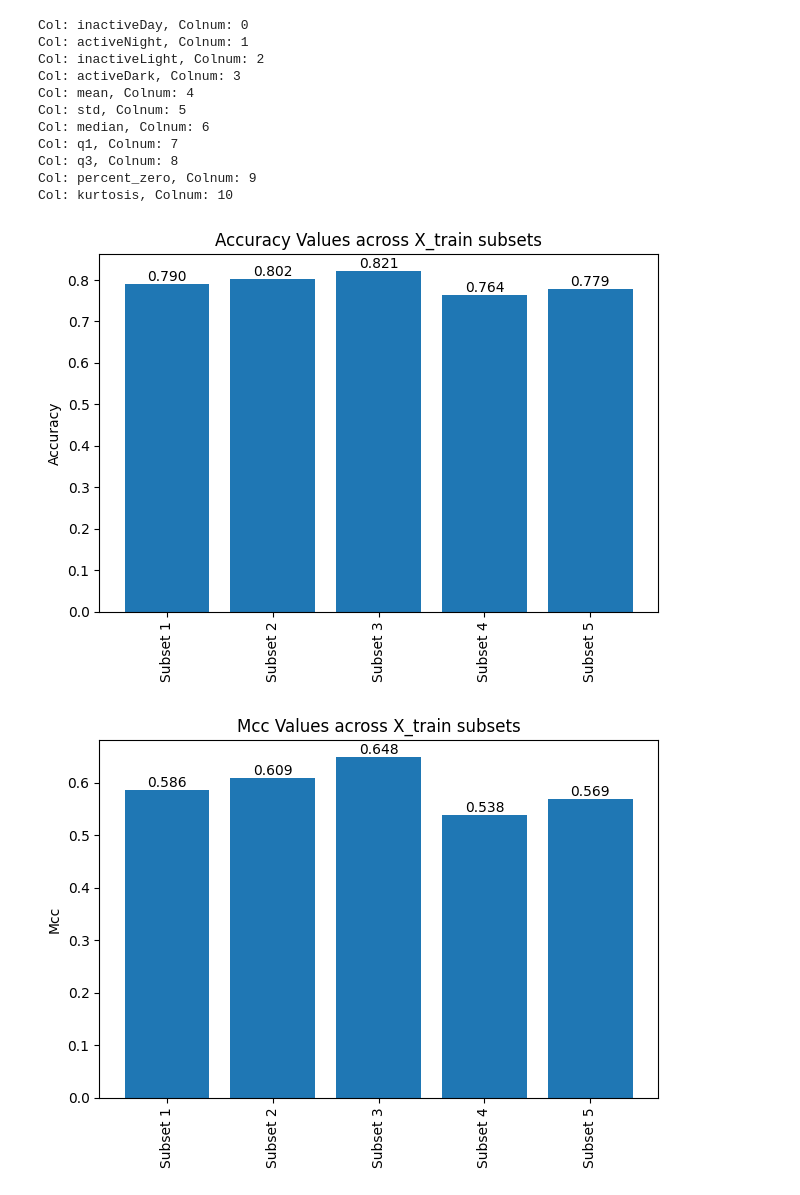
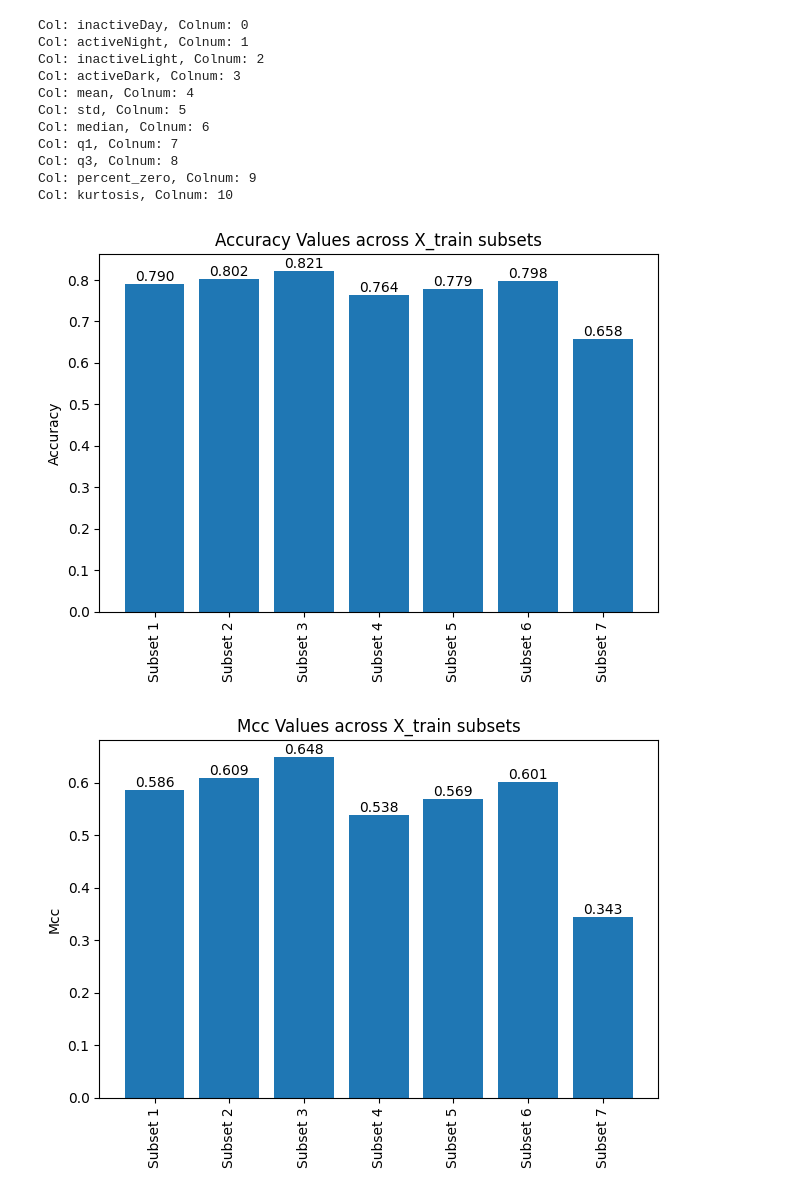
Before and after one commit to zoonalink/IGP-depresjon-MF, a Jupyter notebook: model/04a-male-reduced.ipynb, the cells around one changed output. Drawn from its saved outputs; the diff is of its cells as text; code cells hidden in the pictures.

Commit message:
updated reduced models

```diff
--- a/model/04a-male-reduced.ipynb
+++ b/model/04a-male-reduced.ipynb
@@ -45,31 +51,37 @@ Col: kurtosis, Colnum: 10
 # %%
 # QDA
 qda_col1 = [2,3,4]
 qda_col2 = [2,3,5]
 qda_col3 = [2,3,6]
 qda_col4 = [2,3,9]
 qda_col5 = [2,3,10]
+qda_col6 = [2,3]
+qda_col7 = [0,1]
 
-qda1 = keep_columns(male_X_train, qda_col1)
-qda2 = keep_columns(male_X_train, qda_col2)
-qda3 = keep_columns(male_X_train, qda_col3)
-qda4 = keep_columns(male_X_train, qda_col4)
-qda5 = keep_columns(male_X_train, qda_col5)
+qda1 = keep_columns(male_X_train_scaled, qda_col1)
+qda2 = keep_columns(male_X_train_scaled, qda_col2)
+qda3 = keep_columns(male_X_train_scaled, qda_col3)
+qda4 = keep_columns(male_X_train_scaled, qda_col4)
+qda5 = keep_columns(male_X_train_scaled, qda_col5)
+qda6 = keep_columns(male_X_train_scaled, qda_col6)
+qda7 = keep_columns(male_X_train_scaled, qda_col7)
 
 qda = [('QDA', QuadraticDiscriminantAnalysis())]
 
 qda1_male = evaluate_models(qda, qda1, male_y_train)
 qda2_male = evaluate_models(qda, qda2, male_y_train)
 qda3_male = evaluate_models(qda, qda3, male_y_train)
 qda4_male = evaluate_models(qda, qda4, male_y_train)
 qda5_male = evaluate_models(qda, qda5, male_y_train)
+qda6_male = evaluate_models(qda, qda6, male_y_train)
+qda7_male = evaluate_models(qda, qda7, male_y_train)
 
-qda_dict = [qda1_male, qda2_male, qda3_male, qda4_male, qda5_male]
+qda_dict = [qda1_male, qda2_male, qda3_male, qda4_male, qda5_male, qda6_male, qda7_male]
 plot_metric_dicts(qda_dict, "accuracy")
 plot_metric_dicts(qda_dict, "mcc")
 # %% [output]
-[figure, old version]
+[figure, new version]
-[figure, old version]
+[figure, new version]
 # %%
 #`LightGBM`
 #[ 1,  2,  3,  9, 10] and [2, 3, 9, 1, 4]
```
Also changed, not shown: parts of 15 cells of this notebook, 9 other files.
